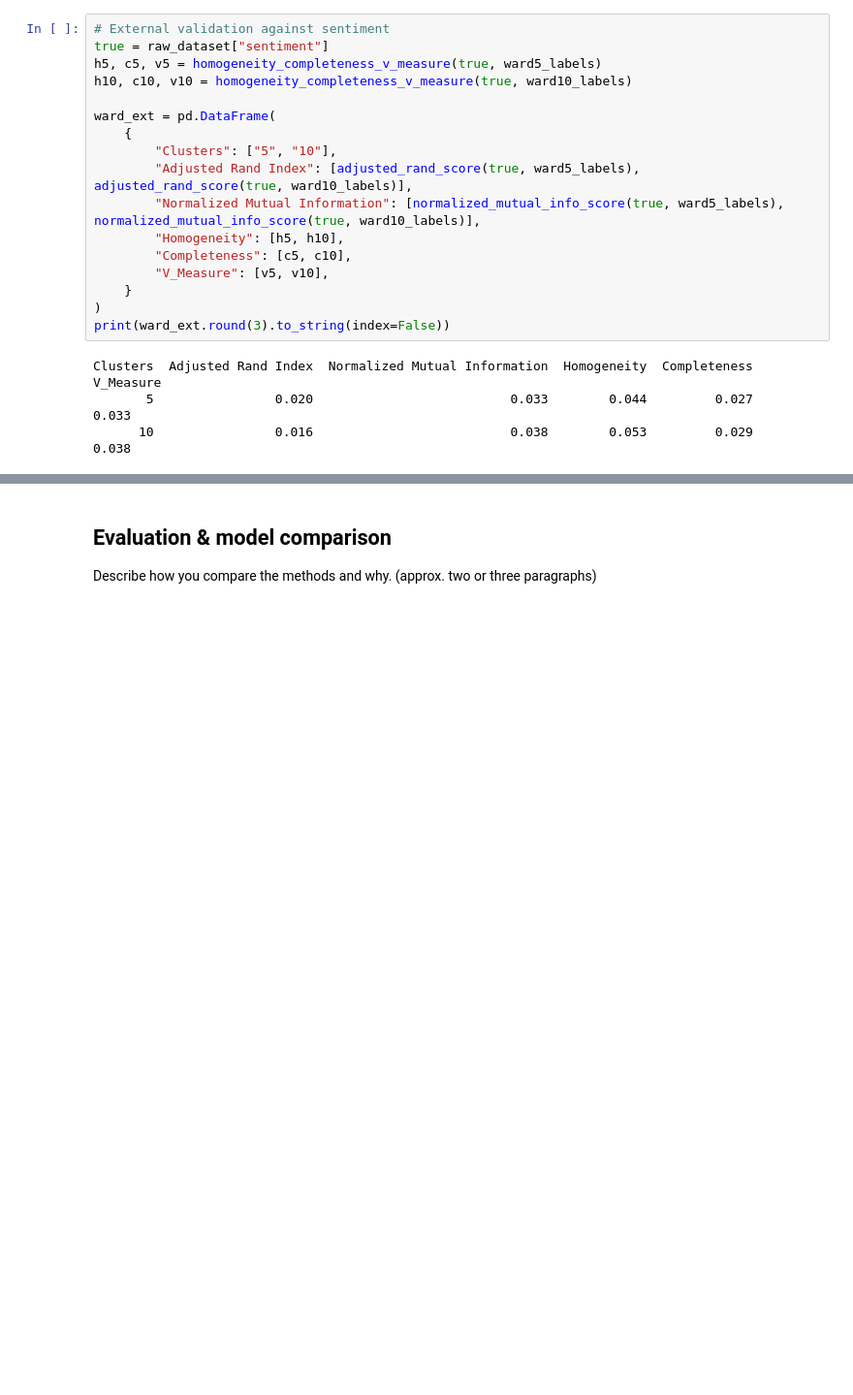
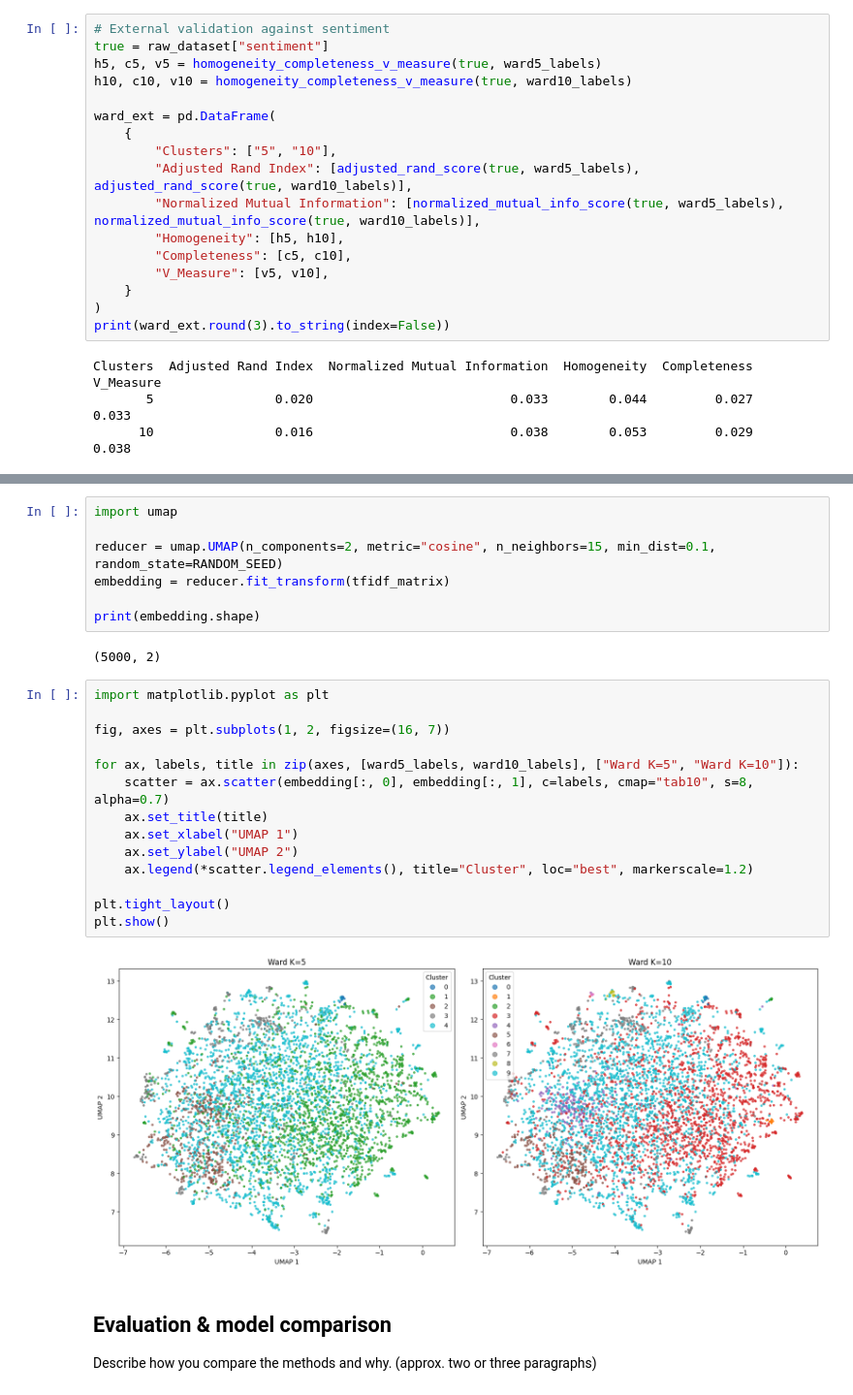
Before and after one commit to OssamaSijbesma/uu-data-analysis-and-machine-learning-assignments, a Jupyter notebook: assignment-2/report.ipynb, the cells around one changed output, grey strips where cells are left out. Shown at 97% size. Cells and saved outputs as stored; diff of their text form; blank space fills up the shorter version.

```diff
--- a/assignment-2/report.ipynb
+++ b/assignment-2/report.ipynb
@@ -609,3 +623,28 @@ Clusters  Adjusted Rand Index  Normalized Mutual Information  Homogeneity  Compl
+# %%
+import umap
+
+reducer = umap.UMAP(n_components=2, metric="cosine", n_neighbors=15, min_dist=0.1, random_state=RANDOM_SEED)
+embedding = reducer.fit_transform(tfidf_matrix)
+
+print(embedding.shape)
+# %% [output]
+(5000, 2)
+# %%
+import matplotlib.pyplot as plt
+
+fig, axes = plt.subplots(1, 2, figsize=(16, 7))
+
+for ax, labels, title in zip(axes, [ward5_labels, ward10_labels], ["Ward K=5", "Ward K=10"]):
+    scatter = ax.scatter(embedding[:, 0], embedding[:, 1], c=labels, cmap="tab10", s=8, alpha=0.7)
+    ax.set_title(title)
+    ax.set_xlabel("UMAP 1")
+    ax.set_ylabel("UMAP 2")
+    ax.legend(*scatter.legend_elements(), title="Cluster", loc="best", markerscale=1.2)
+
+plt.tight_layout()
+plt.show()
+# %% [output]
+[figure, added]
 # %% [markdown]
 ## Evaluation & model comparison
 
```
Also changed, not shown: parts of 2 cells of this notebook.
